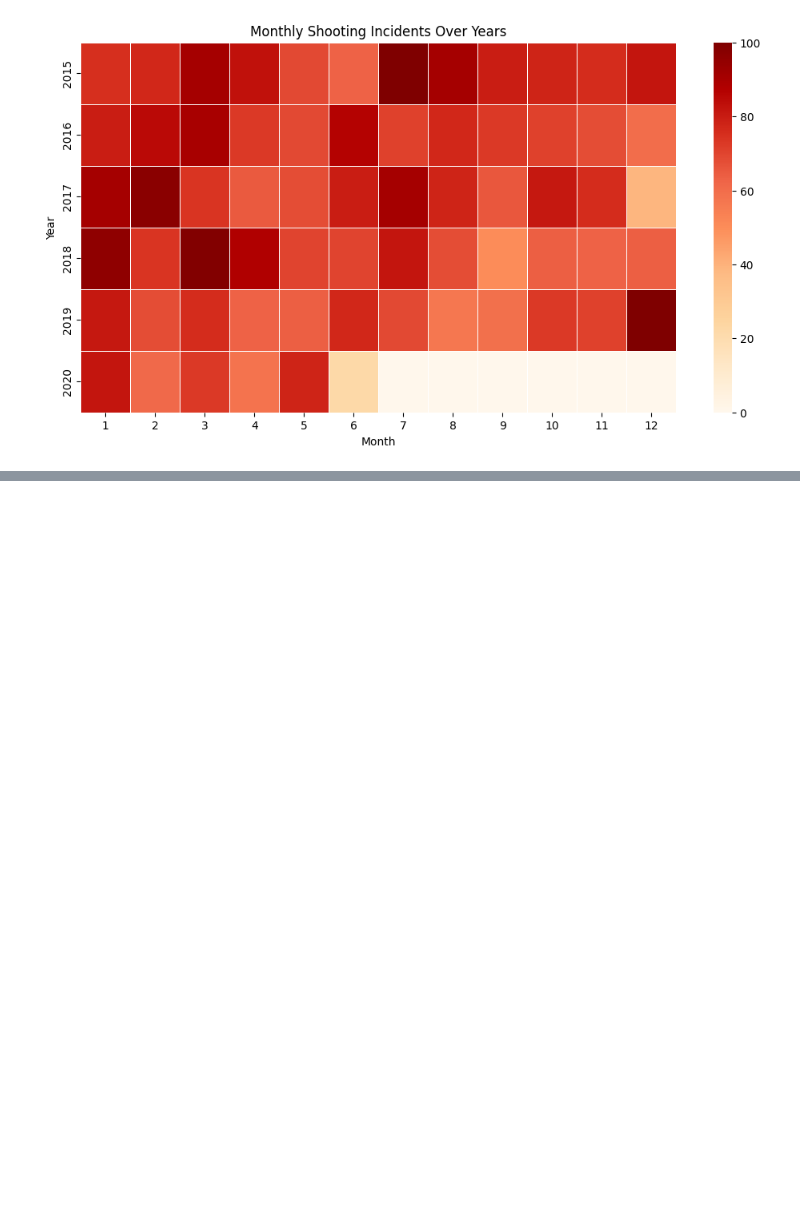
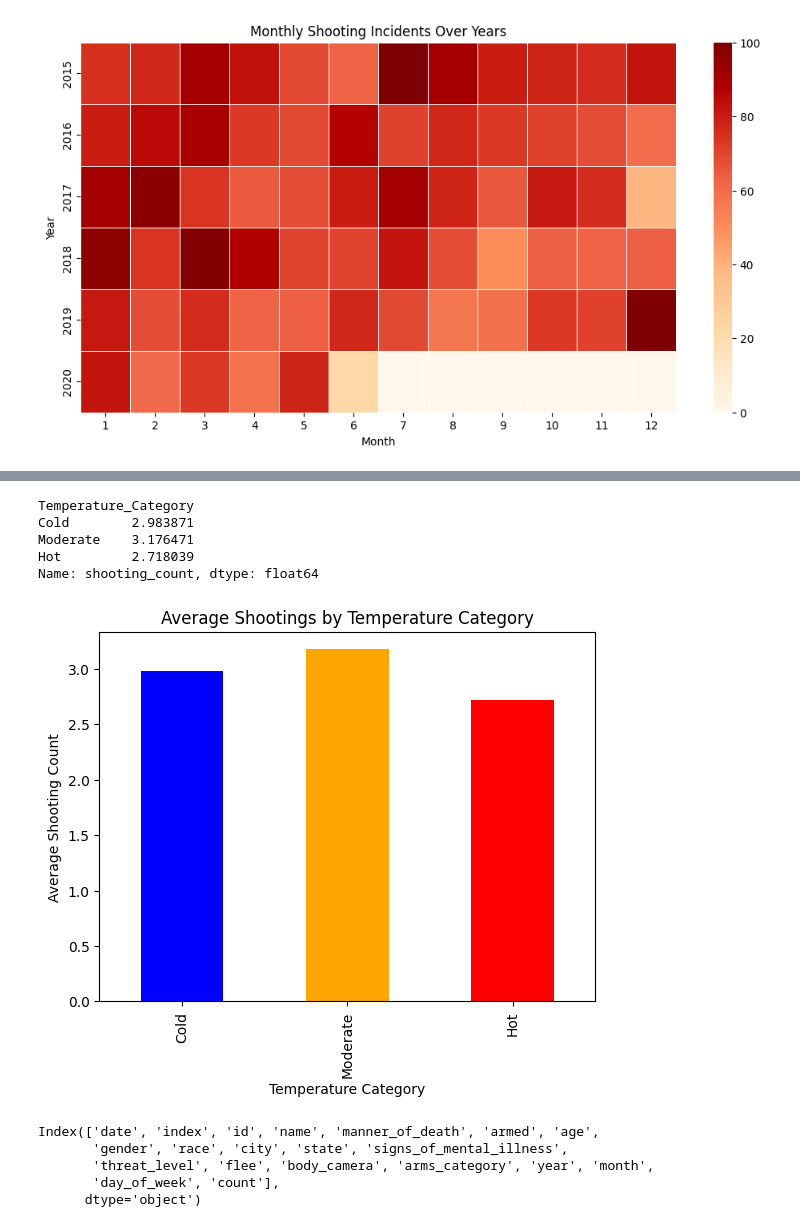
Before and after one commit to Abantika02/made-template, a Jupyter notebook: project/EDA/analysis.ipynb, the cells around one changed output, grey strips where cells are left out. Drawn from its saved outputs; the diff is of its cells as text; code cells hidden in the pictures; blank space fills up the shorter version.

```diff
--- a/project/EDA/analysis.ipynb
+++ b/project/EDA/analysis.ipynb
@@ -507,0 +545,29 @@ plt.show()
+# %%
+# Categorize temperature into bins
+daily_data['Temperature_Category'] = pd.cut(daily_data['TMAX'], bins=[-np.inf, 10, 25, np.inf], labels=['Cold', 'Moderate', 'Hot'])
+
+# Average shootings by temperature category
+category_counts = daily_data.groupby('Temperature_Category')['shooting_count'].mean()
+print(category_counts)
+
+# Plot average shootings by category
+category_counts.plot(kind='bar', color=['blue', 'orange', 'red'])
+plt.title('Average Shootings by Temperature Category')
+plt.xlabel('Temperature Category')
+plt.ylabel('Average Shooting Count')
+plt.show()
+# %% [output]
+Temperature_Category
+Cold        2.983871
+Moderate    3.176471
+Hot         2.718039
+Name: shooting_count, dtype: float64
+[figure, added]
+# %%
+print(shootings.columns)
+# %% [output]
+Index(['date', 'index', 'id', 'name', 'manner_of_death', 'armed', 'age',
+       'gender', 'race', 'city', 'state', 'signs_of_mental_illness',
+       'threat_level', 'flee', 'body_camera', 'arms_category', 'year', 'month',
+       'day_of_week', 'count'],
+      dtype='object')
```
Also changed, not shown: parts of 12 cells of this notebook, 1 other file.
